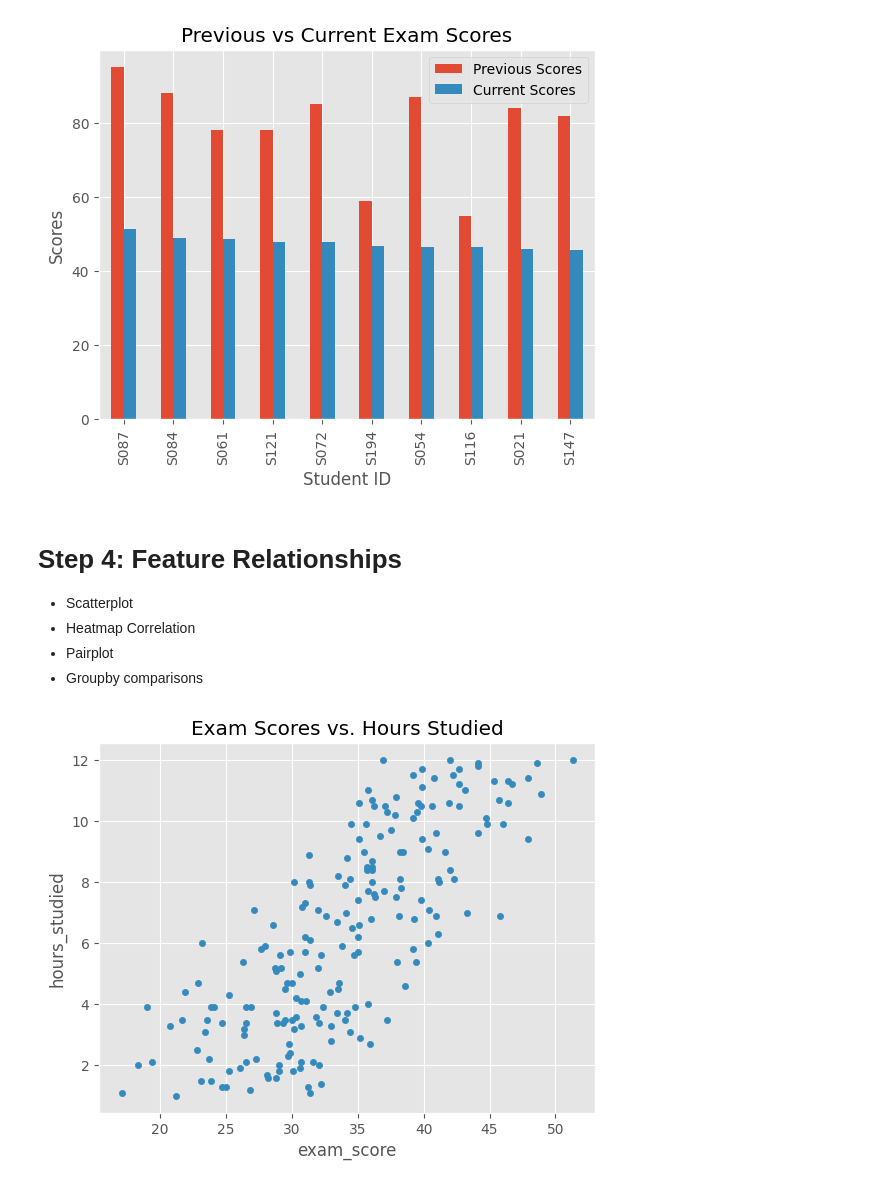
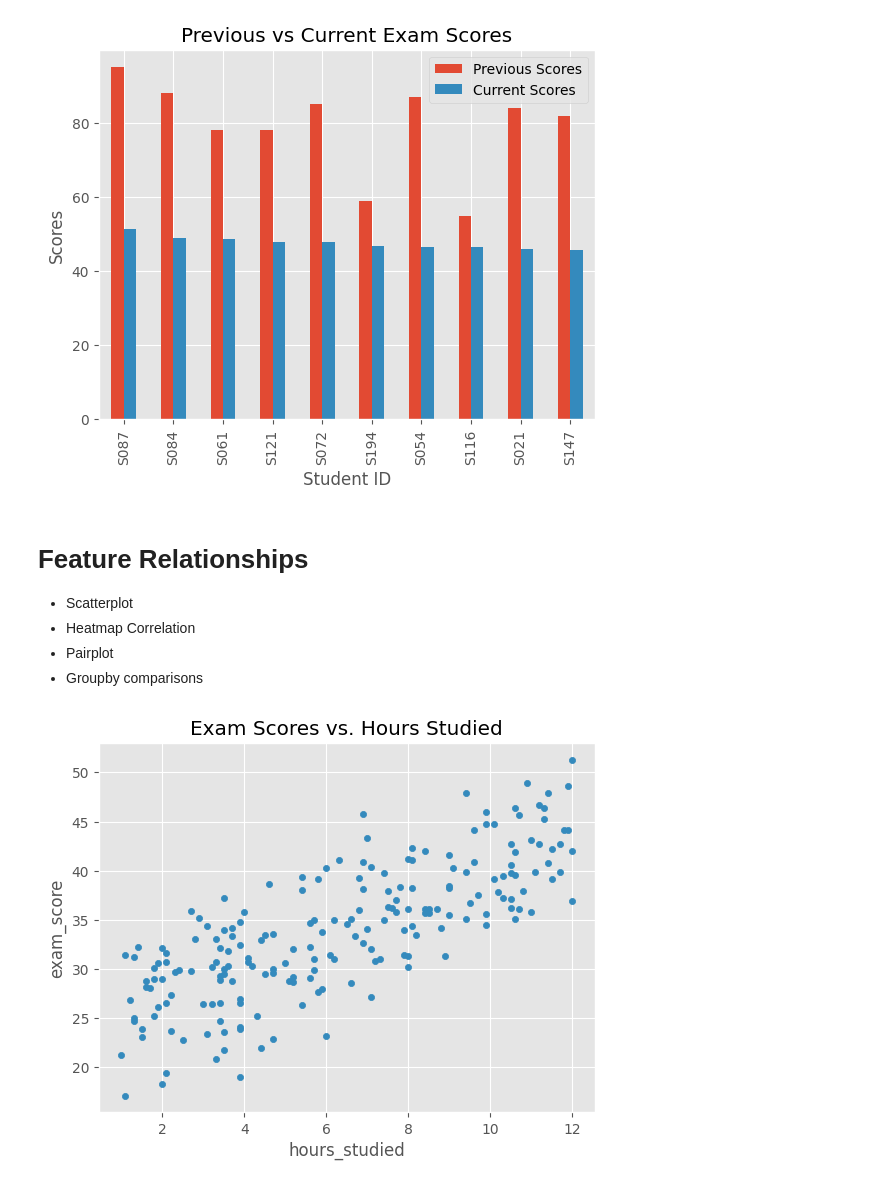
Before and after one commit to BaSalami01/student-academic-performance-analysis, a Jupyter notebook: student-academic-performance-analysis.ipynb, the cells around one changed output. Cells and saved outputs as stored; diff of their text form; code cells hidden in the pictures.

```diff
--- a/student-academic-performance-analysis.ipynb
+++ b/student-academic-performance-analysis.ipynb
@@ -126,3 +130,9 @@ Length: 200, dtype: bool
 df.loc[df.duplicated()]
 # %% [output]
 |  | student_id | hours_studied | sleep_hours | attendance_percent | previous_scores | exam_score |
+# %%
+# Remove duplicates
+df = df.drop_duplicates()
+
+# Check for outliers
+print(df.describe())
@@ -188,16 +220,17 @@ plt.show()
 # %% [output]
 [figure]
 # %% [markdown]
-# **Step 4: Feature Relationships**
+# **Feature Relationships**
 * Scatterplot
 * Heatmap Correlation
 * Pairplot
 * Groupby comparisons
 # %%
+# Examine the relationship between study hours and scores
 df.plot(kind='scatter',
-        x='exam_score',
-        y='hours_studied',
+        x='hours_studied',
+        y='exam_score',
         title='Exam Scores vs. Hours Studied')
 plt.show()
 # %% [output]
-[figure, old version]
+[figure, new version]
```
Also changed, not shown: parts of 33 cells of this notebook.
